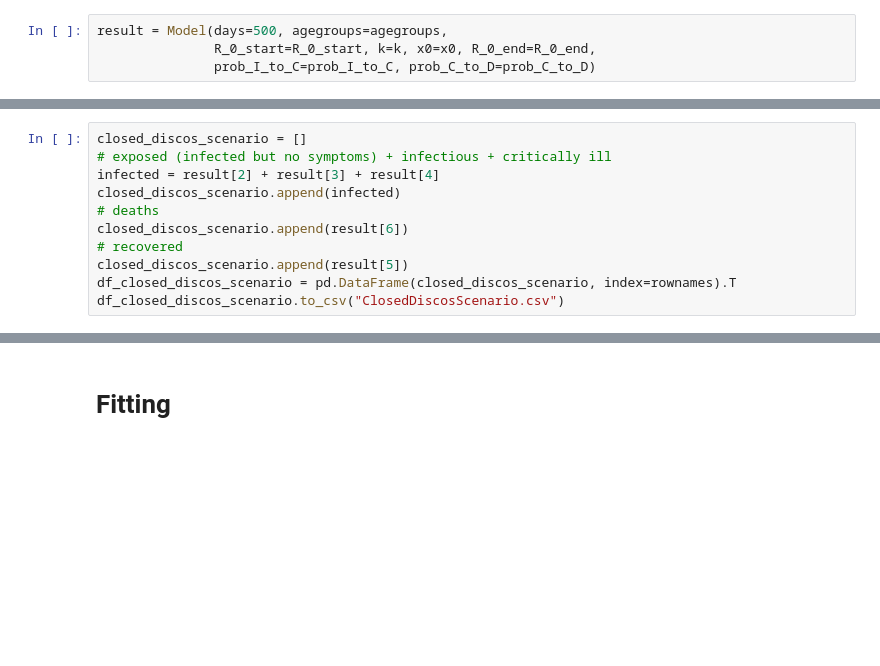
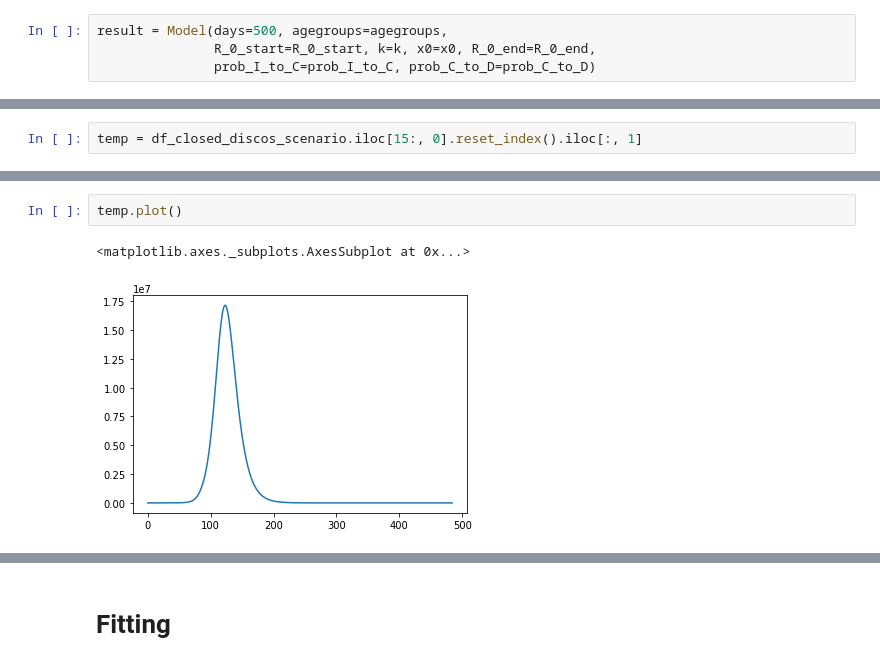
Before and after one commit to RobindeGrootNL/COVID-19-Data-Driven-Policy-Advisor-Tool, a Jupyter notebook: python/model/NotebookTowardsDSBlog/infectious_disease_modelling-master/part_three (EXPERIMENTAL).ipynb, the cells around one changed output, grey strips where cells are left out. Cells and saved outputs as stored; diff of their text form; blank space fills up the shorter version.

```diff
--- a/python/model/NotebookTowardsDSBlog/infectious_disease_modelling-master/part_three (EXPERIMENTAL).ipynb
+++ b/python/model/NotebookTowardsDSBlog/infectious_disease_modelling-master/part_three (EXPERIMENTAL).ipynb
@@ -374,11 +382,0 @@ rownames = [ 'Infected', 'Deaths', 'Recovered']
-# %%
-closed_discos_scenario = []
-# exposed (infected but no symptoms) + infectious + critically ill
-infected = result[2] + result[3] + result[4]
-closed_discos_scenario.append(infected)
-# deaths
-closed_discos_scenario.append(result[6])
-# recovered
-closed_discos_scenario.append(result[5])
-df_closed_discos_scenario = pd.DataFrame(closed_discos_scenario, index=rownames).T
-df_closed_discos_scenario.to_csv("ClosedDiscosScenario.csv")
@@ -384,0 +453,2 @@ df_closed_discos_scenario.to_csv("ClosedDiscosScenario.csv")
+# %%
+temp = df_closed_discos_scenario.iloc[15:, 0].reset_index().iloc[:, 1]
@@ -384,0 +470,5 @@ df_closed_discos_scenario.to_csv("ClosedDiscosScenario.csv")
+# %%
+temp.plot()
+# %% [output]
+<matplotlib.axes._subplots.AxesSubplot at 0x...>
+[figure, added]
```
Also changed, not shown: parts of 20 cells of this notebook, 18 other files.
